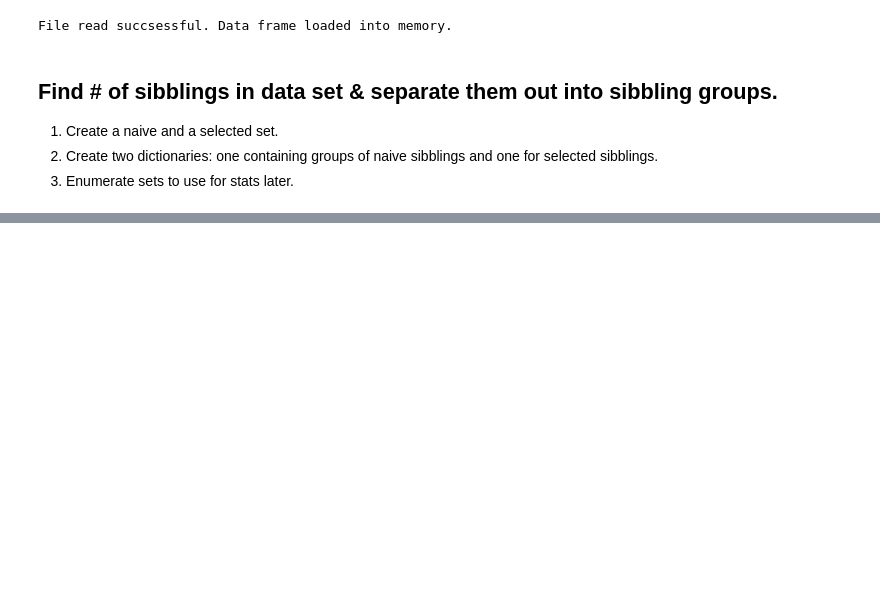
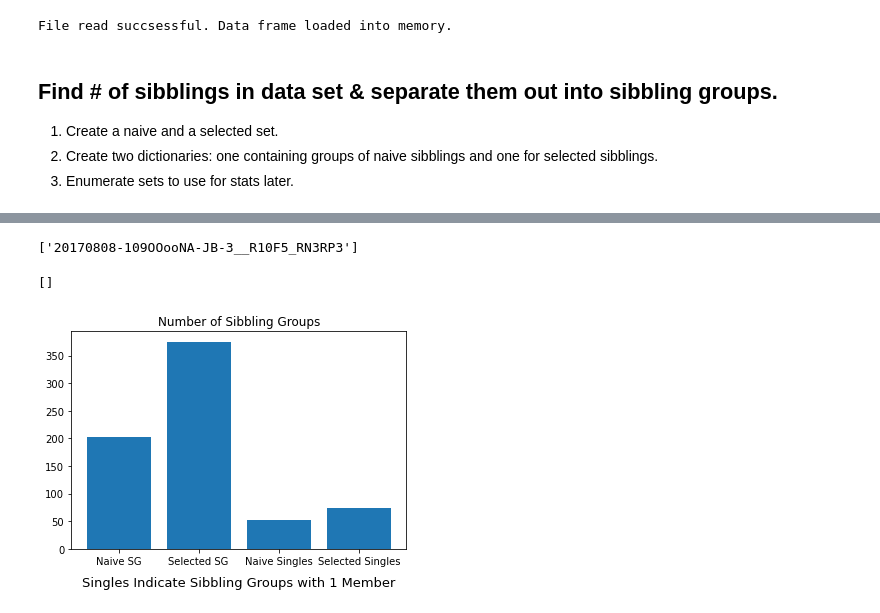
Before and after one commit to sharyar/DerdaLab-Project2, a Jupyter notebook: 01_Data-Processing/TrimerPairWiseDFGenerator.ipynb, the cells around one changed output, grey strips where cells are left out. Drawn from its saved outputs; the diff is of its cells as text; code cells hidden in the pictures; blank space fills up the shorter version.

Commit message:
feat: adds error check logic for creating sibbling groups and inital idea of how to create the dfs for pairwise data

```diff
--- a/01_Data-Processing/TrimerPairWiseDFGenerator.ipynb
+++ b/01_Data-Processing/TrimerPairWiseDFGenerator.ipynb
@@ -110,8 +186,5 @@ for index, value in selected_set.items():
 # %%
-counter = 0
 for key, value in naive_sibbling_groups.items():
-    print(key, '->', value, '\n')
-    counter += 1
-    if counter == 10:
-        break
+    print(key, '->', value)
+    break
 # %% [output]
@@ -184,0 +204,4 @@ OO-3__R9F1_RN3RP2']
+# %%
+sgv
+# %% [output]
+['20170808-109OOooNA-JB-3__R10F5_RN3RP3']
@@ -184,0 +210,43 @@ OO-3__R9F1_RN3RP2']
+# %%
+def remove_mismatching_sibbling_groups(sibbling_group_original):
+    sibbling_group = sibbling_group_original.copy()
+    mismatching_groups ={}
+    mismatching_group_values = []
+    for key, value in sibbling_group.items():
+        group_id = re.findall(r'RN\d{1,}', key)[0]
+        for sample in value:
+            if group_id != re.findall(r'RN\d{1,}', sample)[0]:
+                mismatching_groups[key] = value
+                mismatching_group_values.append(sample)
+
+    for key in mismatching_groups:
+        sibbling_group.pop(key)
+
+    if len(mismatching_groups) > 0:
+        print('Mismatches Found')
+
+    return sibbling_group, mismatching_groups, mismatching_group_values
+# %%
+naive_sibbling_groups, n_m_g, n_m_g_v = remove_mismatching_sibbling_groups(naive_sibbling_groups)
+# %%
+n_m_g_v
+# %% [output]
+[]
+# %%
+labels_bar_sibblings = ['Naive SG', 'Selected SG', 'Naive Singles', 'Selected Singles']
+data_bar_sibblings = [
+    len(naive_sibbling_groups),
+    len(selected_sibbling_groups),
+    len(n_s_g),
+    len(s_s_g)
+    ]
+plt.bar(labels_bar_sibblings, data_bar_sibblings)
+plt.title('Number of Sibbling Groups')
+plt.xlabel('Singles Indicate Sibbling Groups with 1 Member',fontdict={
+    'weight':'normal',
+    'size':'13'
+},  labelpad=10)
+
+plt.savefig('sibbling-groups-distribution-august-5.png', bbox_inches='tight')
+# %% [output]
+[figure, added]
```
Also changed, not shown: parts of 32 cells of this notebook, 2 other files.
